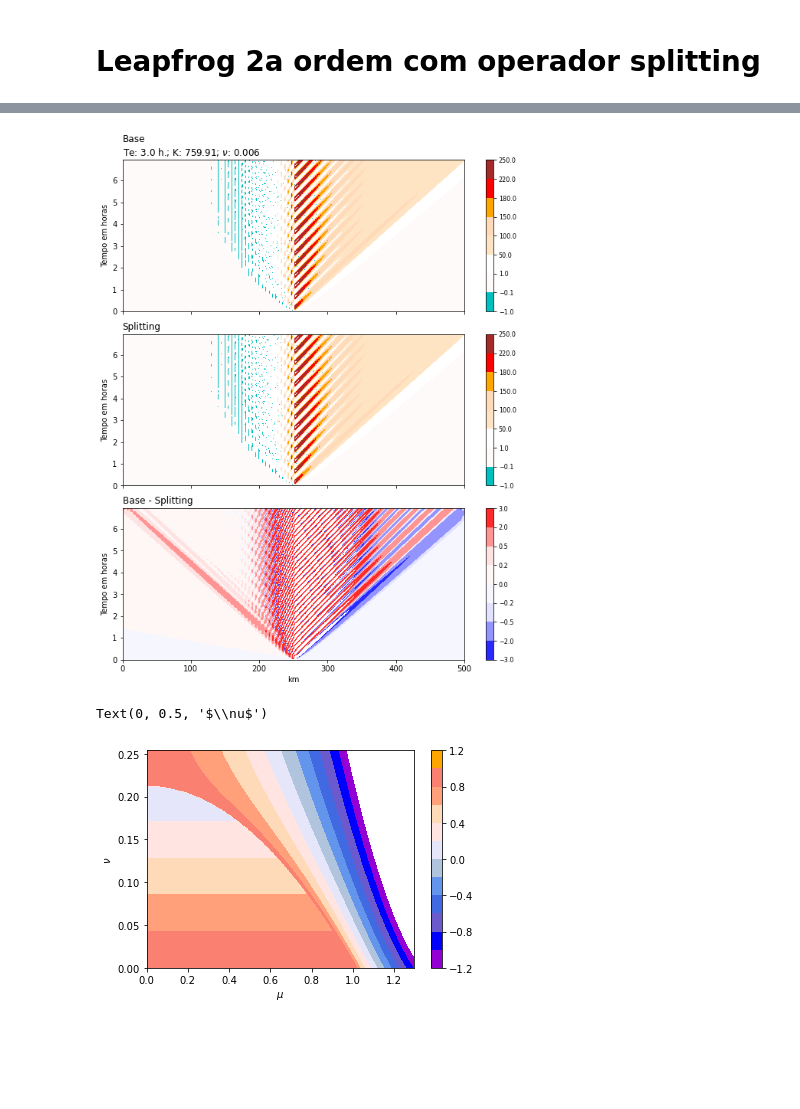
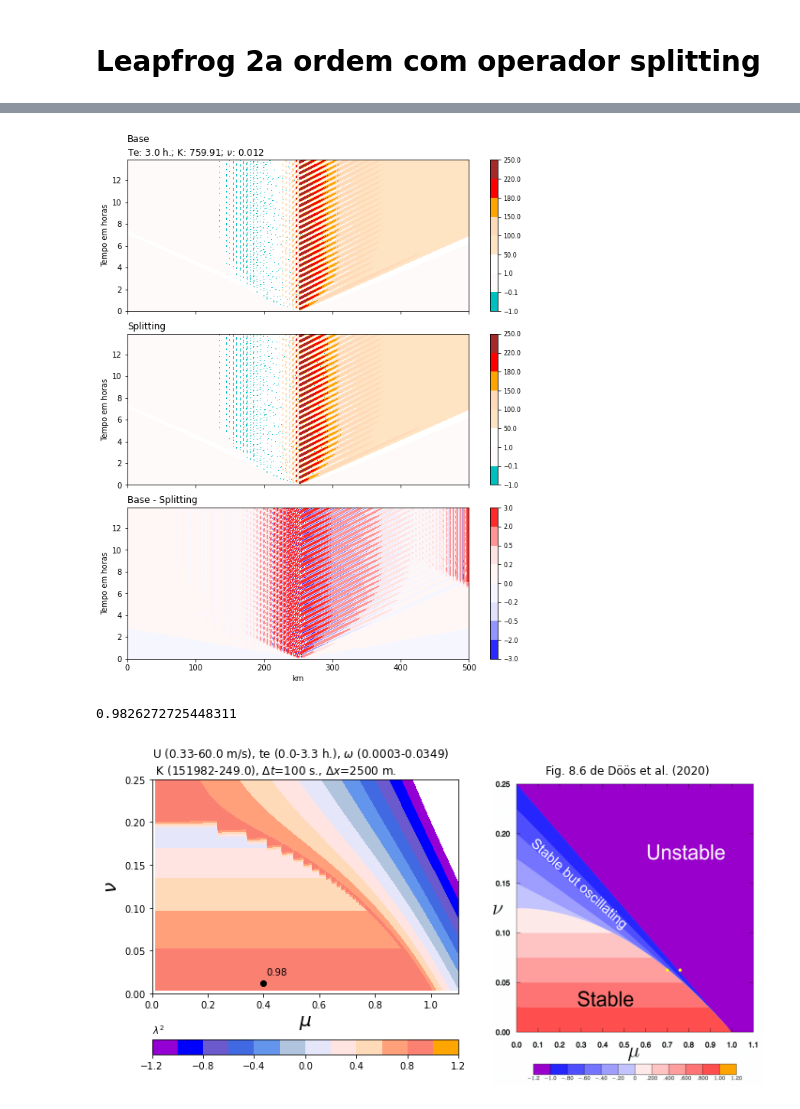
Before and after one commit to adelgadop/Modelagem, a Jupyter notebook: Exercicio_3/Diffusion.ipynb, the cells around one changed output, grey strips where cells are left out. Saved outputs shown, nothing was run; the diff lists cells and outputs as text; code cells hidden in the pictures; blank space fills up the shorter version.

```diff
--- a/Exercicio_3/Diffusion.ipynb
+++ b/Exercicio_3/Diffusion.ipynb
@@ -11,7 +11,7 @@ import scipy.sparse as sp
 
 # Condições do exercício
 # ----------------------
-Nx, dx, Nt, dt, U  = 201, 2500, 501, 50, 10,
+Nx, dx, Nt, dt, U  = 201, 2500, 501, 100, 10,
 x, _ = np.linspace(0, (Nx-1)*dx, Nx, retstep = True)
 t, _ = np.linspace(0, (Nt-1)*dt, Nt, retstep = True)
 CFL     = U*dt/dx
@@ -24,7 +24,6 @@ om = 2*np.pi/1800
 te = 3*3600 # seconds decaimento
 K = 1/(te*(om/U)**2) # kappa
 v = K*dt/(dx)**2  # nu
-print(CFL, K, v)
 levels=[-1,-.1, 1, 50, 100, 150, 180, 220, 250]
 # ----------------------
 
@@ -77,14 +76,14 @@ for n in range(1, Nt-1):
             C[j,n+1] = Cs[j,n+1] + dt*(F[j,n])
 
     else: # Fonte e difusão como n-1
-        F[101, n] = 1/2*(wave(t, n) + wave(t, n-1))
+        F[101, n-1] = 1/2*(wave(t, n-1) + wave(t, n-2))
         for j in range(1, Nx-1):
             # Passo 1
             # -------
             Cs[j,n+1] = C[j,n-1] - CFL*(C[j+1,n]-C[j-1,n]) + 2*v*(Cs[j+1,n-1]-2*Cs[j,n-1]+Cs[j-1,n-1])
             # Passo 2
             # -------
-            C[j,n+1] = Cs[j,n+1] + 2*dt*F[j,n]
+            C[j,n+1] = Cs[j,n+1] + 2*dt*F[j,n-1]
 
     # Radiacional
     C[-1, n+1] = C[-1, n] - CFL*(C[-1, n]- C[-2, n])
@@ -123,49 +122,67 @@ for ax, key in zip(axes.flatten(), Res.keys()):
 
 fig.savefig("fig/leapfrog.png", dpi = 400, bbox_inches='tight', facecolor='w')
 # %% [output]
-[figure, old version]
+[figure, new version]
 # %%
 # Figure 8.6 Doos 2020 com F = 0
-dx = 5000
 mu = U*dt/dx
-k = om/U# numero de onda
+k = om/U # numero de onda
 K = 1/(te*k**2) # kappa
 v = K*dt/(dx)**2  # nu
-
 a = mu * np.sin(k*dx)
 b = v * np.sin(k*dx/2)**2
+lb = lambda a, b: 1 - 8*b if 1 - 8*b - a**2 > 0 else -(2*a** + 8*b - 1 + 2*a*np.sqrt(a**2+8*b-1))
+lb_ex3 = lb(a, b)
+print(lb_ex3)
+
 colores = ['darkviolet','blue','slateblue','royalblue', 'cornflowerblue',
            'lightsteelblue', 'lavender', 'mistyrose','peachpuff', 'lightsalmon',
            'salmon', 'orange']
 
-mus = np.arange(0, 1.300, 0.001)
-vs  = np.arange(0, 0.255, 0.001)
+# Variação da U, mantendo
+Us = np.linspace(U/30, U*6, 1000)
+oms = np.linspace(om/10, om*10, 1000)
+mus = Us*dt/dx # CFLs
+ks = oms/Us # números de onda
 
-VS, MUS = np.meshgrid(vs, mus)
+# Variação do K (kappa) podendo varia te
+tes = np.linspace(te/1800, te*1.1, 1000)
+Ks = 1/(tes*ks**2) # kappas
+vs = Ks*dt/(dx)**2  # nu
+
+MUS, VS = np.meshgrid(mus, vs)
 lamb = np.zeros(MUS.shape)*np.nan
 
-for i in range(len(mus)):
-    # Variar o CFL e fixar o K
-    a = mus[i] * np.sin(k*dx)
-    for j in range(len(vs)):
-        b = vs[j] * (np.sin(k*dx/2))**2
+for i in range(len(vs)):
+    for j in range(len(mus)):
+        a = mus[j] * np.sin(ks[j]*dx)
+        b = vs[i] * (np.sin(ks[i]*dx/2))**2
         key = 1 - 8*b - a**2
         if key > 0:
             lamb[i,j] = 1 - 8*b
         elif key < 0:
             lamb[i,j] = -(2*a** + 8*b - 1 + 2*a*np.sqrt(a**2+8*b-1))
 
-fig, ax = plt.subplots()
-im = ax.contourf(MUS, VS, lamb, colors=colores, levels= np.arange(-1.2,1.4,.2)) # levels= np.arange(-1.2,1.4,.2)
-cbar = fig.colorbar(im, ax=ax,orientation="vertical")
-#im = plt.contourf(cfl, v, lam2b)
-ax.set_xlabel("$\mu$")
-ax.set_ylabel("$\\nu$")
-#ax.set_xlim(0, 1.1)
-#ax.set_ylim(0, 0.25)
+fig, (ax, ax2) = plt.subplots(1,2, figsize=(12,6), gridspec_kw={'wspace':.05} )
+im = ax.contourf(MUS, VS, lamb, levels= np.arange(-1.2,1.4,.2), colors=colores  ) #
+cbar = fig.colorbar(im, ax=ax,orientation="horizontal")
+cbar.ax.set_title('$\lambda ^2$', fontsize=10, loc='left')
+ax.set_xlabel("$\mu$", fontsize=20, fontweight='bold')
+ax.set_ylabel("$\\nu$", fontsize=20, fontweight='bold')
+ax.set_xlim(0, 1.1)
+ax.set_ylim(0, 0.25)
+ax.scatter(mu, v, c="k")
+ax.text(mu+.01, v+.01, str(round(lb_ex3,2)))
+ax.set_title(f"U ({round(Us[0],2)}-{round(Us[-1],2)} m/s), te ({round(tes[0]/3600,2)}-{round(tes[-1]/3600,2)} h.), $\omega$ ({round(oms[0],4)}-{round(oms[-1],4)})\
+    \n K ({round(Ks[0])}-{round(Ks[-1],0)}), $\Delta t$={dt} s., $\Delta x$={dx} m.", loc='left')
+im2 = plt.imread('fig/fig8_6_doos.png')
+ax2.imshow(im2, extent=(-0.1, 1, 0.2, 1.45))
+ax2.set_title("Fig. 8.6 de Döös et al. (2020)")
+ax2.axis('off')
+fig.savefig("fig/estabilidade.png", dpi = 400, bbox_inches='tight', facecolor='w')
 # %% [output]
-Text(0, 0.5, '$\\nu$')
+0.9826272725448311
-[figure, old version]
+[figure, new version]
 # %%
 filenames = []
 # plot the line chart
```
Also changed, not shown: parts of 3 cells of this notebook, 8 other files.
